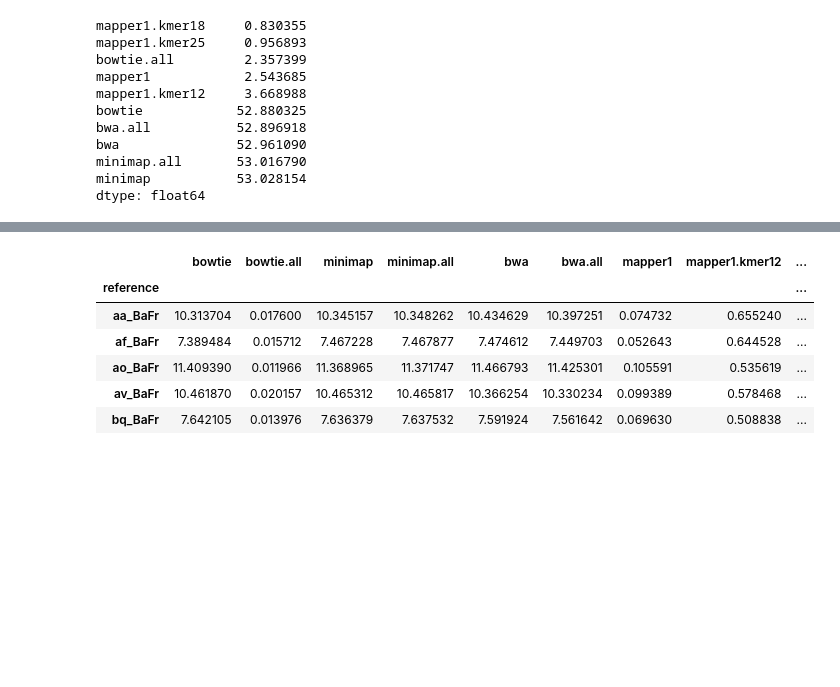
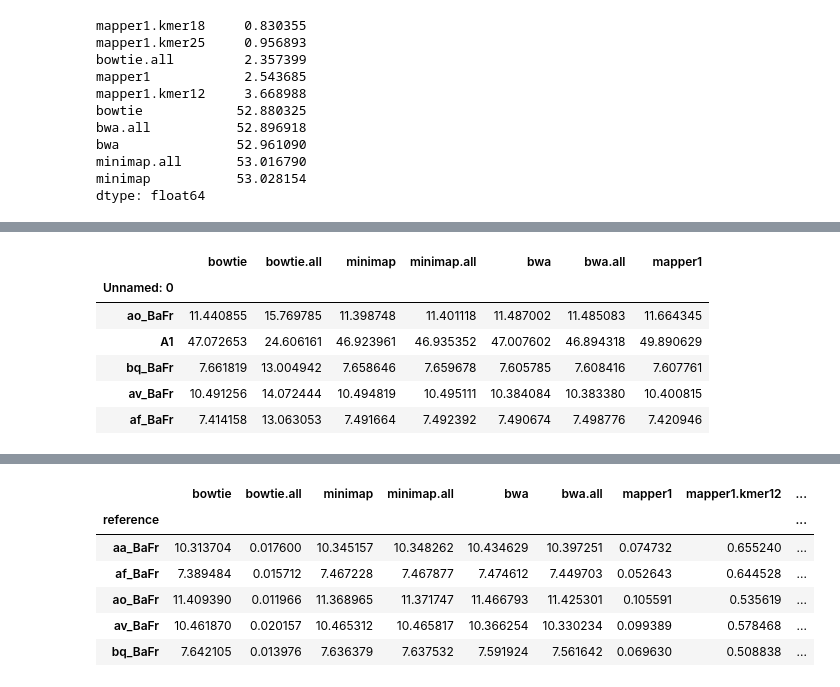
Before and after one commit to caozhichongchong/Mapper_eva, a Jupyter notebook: Alignment_consistency.ipynb, the cells around one changed output, grey strips where cells are left out. Saved outputs shown, nothing was run; the diff lists cells and outputs as text; code cells hidden in the pictures; blank space fills up the shorter version.

```diff
--- a/Alignment_consistency.ipynb
+++ b/Alignment_consistency.ipynb
@@ -553,0 +606,17 @@ dtype: float64
+# %%
+ref_abu = pd.read_csv('mapper/multi/abu_0.05.txt',sep='\t')
+ref_abu.index = ref_abu['Unnamed: 0']
+ref_abu = ref_abu.loc[:,['bowtie','bowtie.all',
+                                                       'minimap','minimap.all',
+                                                       'bwa','bwa.all',
+                                                       'mapper1',
+                                                      ]]
+ref_abu.head()
+# %% [output]
+|  | bowtie | bowtie.all | minimap | minimap.all | bwa | bwa.all | mapper1 |
+| Unnamed: 0 |  |  |  |  |  |  |  |
+| ao_BaFr | 11.440855 | 15.769785 | 11.398748 | 11.401118 | 11.487002 | 11.485083 | 11.664345 |
+| A1 | 47.072653 | 24.606161 | 46.923961 | 46.935352 | 47.007602 | 46.894318 | 49.890629 |
+| bq_BaFr | 7.661819 | 13.004942 | 7.658646 | 7.659678 | 7.605785 | 7.608416 | 7.607761 |
+| av_BaFr | 10.491256 | 14.072444 | 10.494819 | 10.495111 | 10.384084 | 10.383380 | 10.400815 |
+| af_BaFr | 7.414158 | 13.063053 | 7.491664 | 7.492392 | 7.490674 | 7.498776 | 7.420946 |
```
Also changed, not shown: parts of 7 cells of this notebook.
